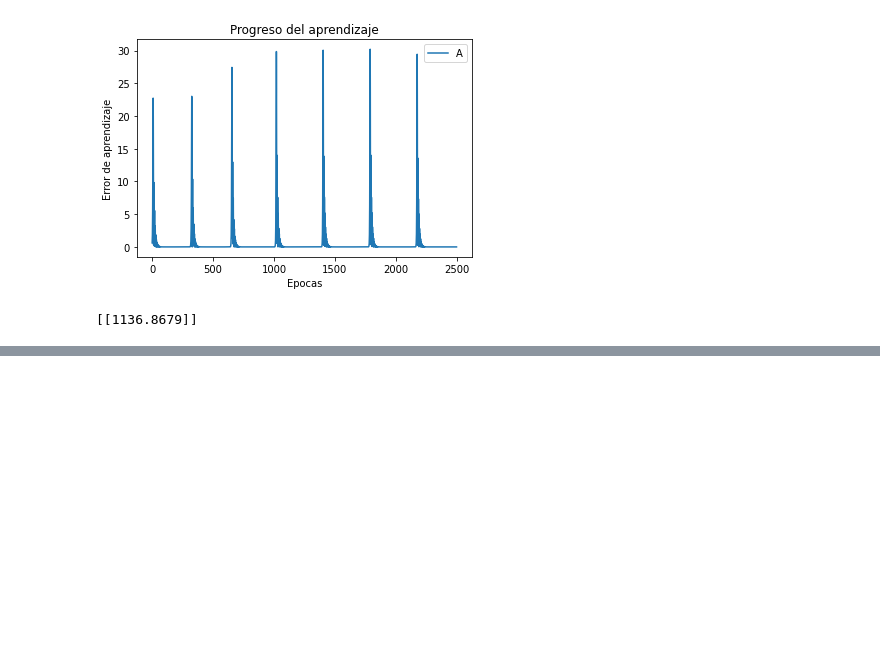
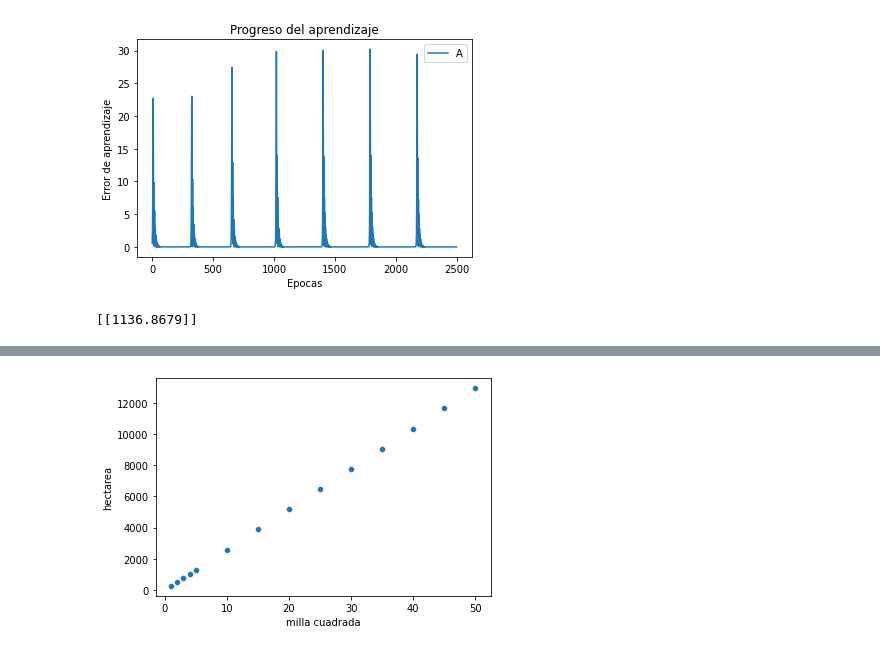
Before and after one commit to USIS007920/Programacion-lll, a Jupyter notebook: Untitled6.ipynb, the cells around one changed output, grey strips where cells are left out. Cells and saved outputs as stored; diff of their text form; code cells hidden in the pictures; blank space fills up the shorter version.

```diff
--- a/Untitled6.ipynb
+++ b/Untitled6.ipynb
@@ -187,0 +221,7 @@ print(f)
+# %%
+Area3 = pd.read_csv("/content/Area3.csv", sep=";")
+
+sns.scatterplot(Area3["milla cuadrada"], Area3["hectarea"])
+plt.show()
+# %% [output]
+[figure, added]
```
Also changed, not shown: parts of 21 cells of this notebook.
